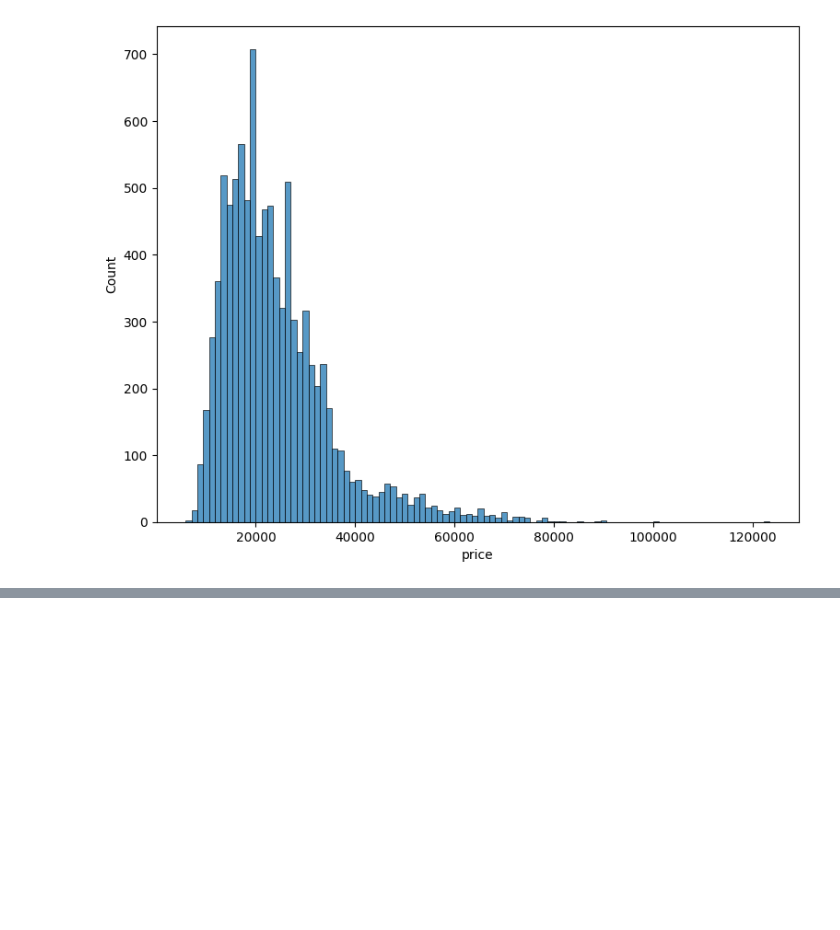
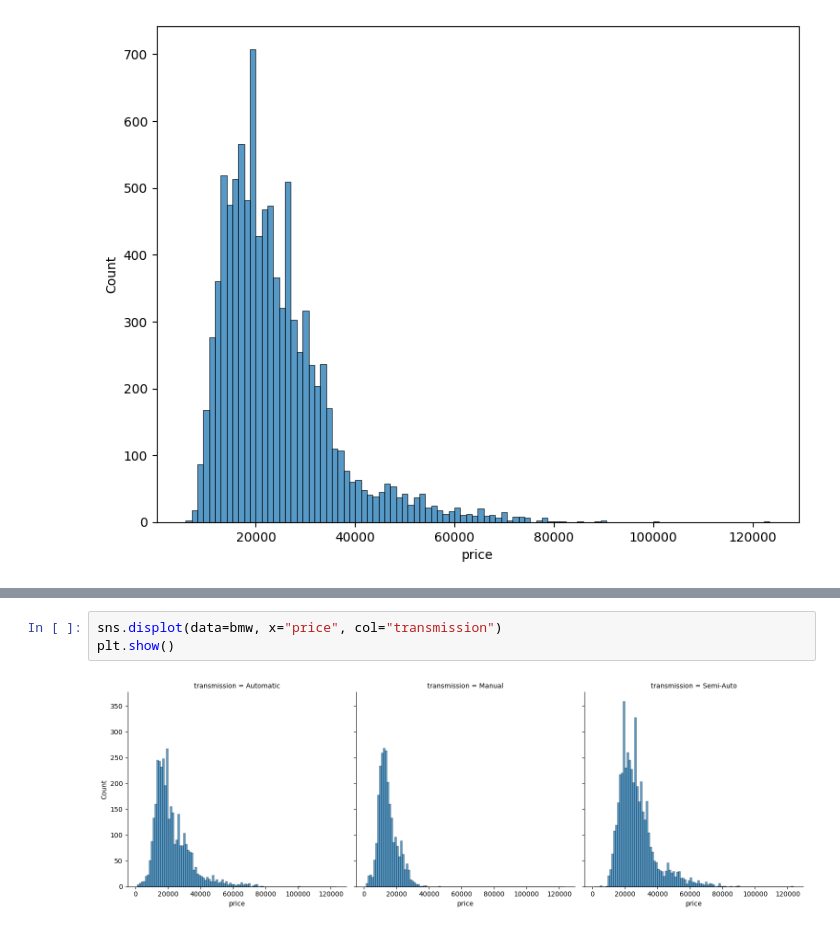
Before and after one commit to baxronovferuz1/DataScience_Np, a Jupyter notebook: Vizualization.ipynb, the cells around one changed output, grey strips where cells are left out. Drawn from its saved outputs; the diff is of its cells as text; blank space fills up the shorter version.

```diff
--- a/Vizualization.ipynb
+++ b/Vizualization.ipynb
@@ -438,0 +451,5 @@ plt.show()
+# %%
+sns.displot(data=bmw, x="price", col="transmission")
+plt.show()
+# %% [output]
+[figure, added]
```
Also changed, not shown: parts of 3 cells of this notebook.
